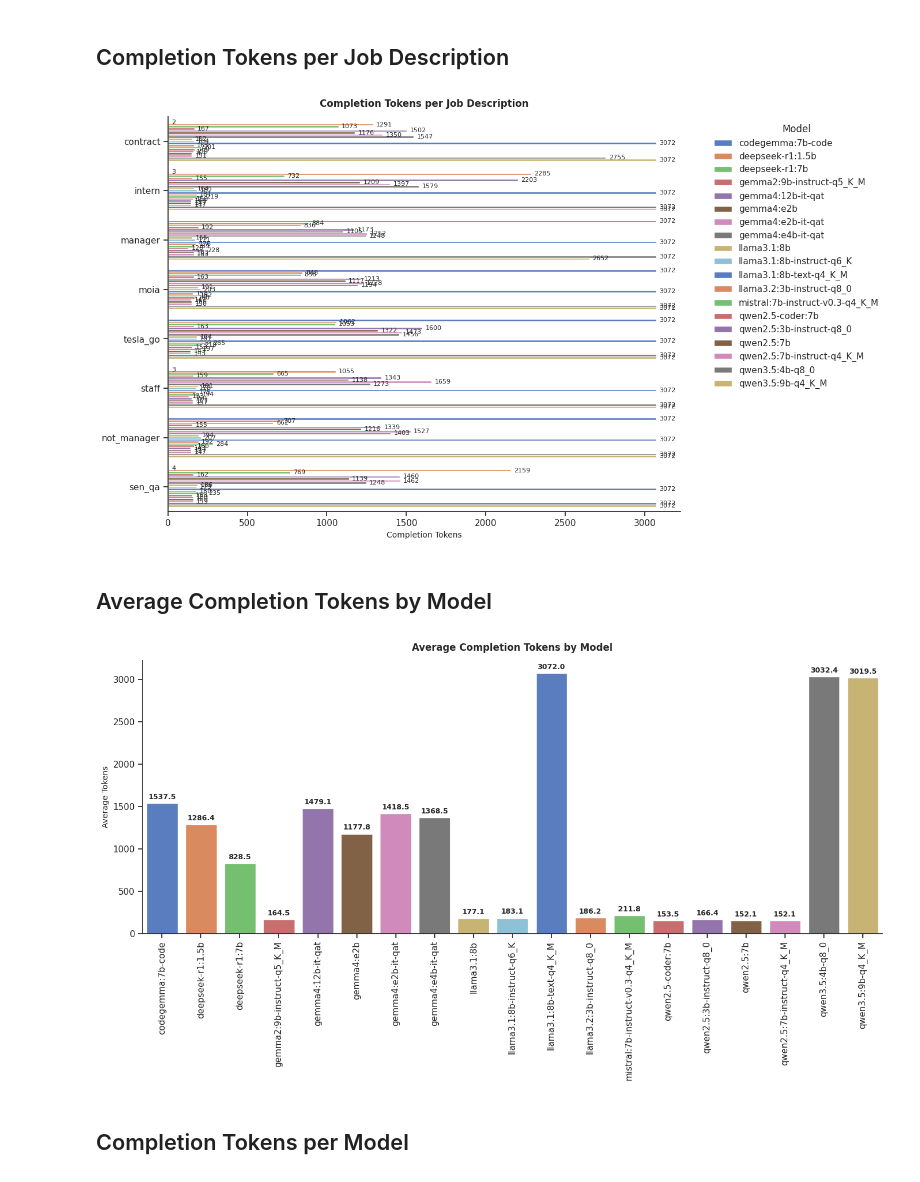
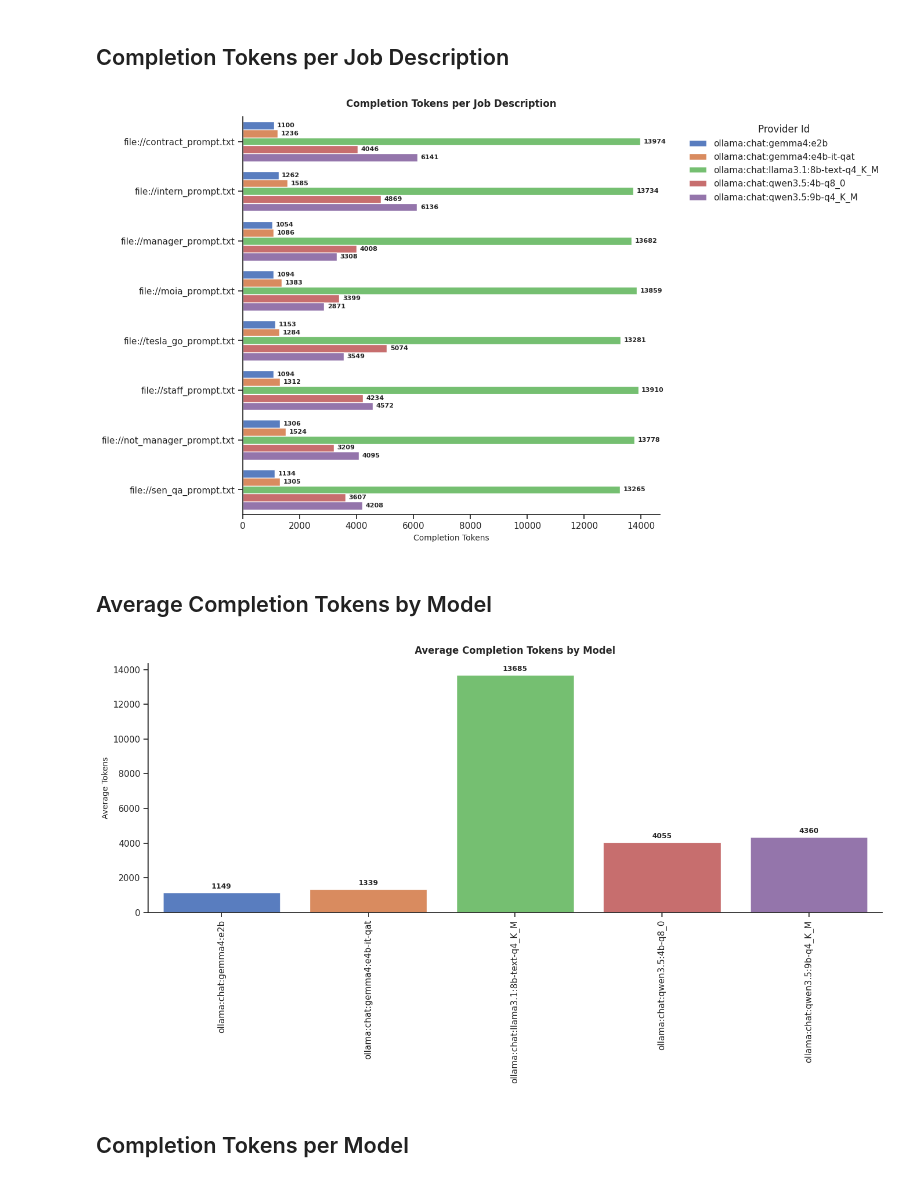
Before and after one commit to kirillstrelkov/job-hunt, a Jupyter notebook: tools/py/job_finder/promptfoo/models_analys.ipynb, the cells around one changed output. Drawn from its saved outputs; the diff is of its cells as text; code cells hidden in the pictures.

```diff
--- a/tools/py/job_finder/promptfoo/models_analys.ipynb
+++ b/tools/py/job_finder/promptfoo/models_analys.ipynb
@@ -8,18 +8,27 @@ import matplotlib.pyplot as plt
 import pandas as pd
 import seaborn as sns
 
+import sys
+
 # Set Seaborn theme once
 sns.set_theme(style="ticks")
 
-# Load evaluation results CSV dynamically (finding the most recent eval_results_for_*_models.csv file)
-tmp_dir = Path("../tmp/promptfoo")
-csv_files = sorted(tmp_dir.glob("eval_results_for_*_models.csv"), key=lambda p: p.stat().st_mtime, reverse=True)
-results_path = csv_files[0] if csv_files else tmp_dir / "eval_results.csv"
+# Add tools/py to path to import helpers
+sys.path.append(str(Path(".").resolve().parents[1]))
+from helpers.promptfoo_helper import PromptfooCsvCols
+
+# Import globals from run.py
+sys.path.append(str(Path(".").resolve()))
+from run import TMP_DIR
+
+
+csv_files = sorted(TMP_DIR.glob("eval_results_for_*_models.csv"), key=lambda p: p.stat().st_mtime, reverse=True)
+results_path = csv_files[0]
 
 df = pd.read_csv(results_path)
 
 # Define consistent color palette for models dynamically supporting any number of models
-unique_models = sorted(df["Model"].unique())
+unique_models = sorted(df[PromptfooCsvCols.PROVIDER_ID].unique())
 base_colors = sns.color_palette("muted", len(unique_models)).as_hex()
 model_palette = {model: base_colors[i] for i, model in enumerate(unique_models)}
 
@@ -75,7 +73,7 @@ display(summary)
 # Plot pass vs fail using Seaborn countplot
 plt.figure(figsize=(14, 8))
 ax = sns.countplot(
-    data=df, x="Model", order=unique_models, hue="Success", palette={"PASS": "#2ec4b6", "FAIL": "#e71d36"}
+    data=df, x=PromptfooCsvCols.PROVIDER_ID, order=unique_models, hue=PromptfooCsvCols.SUCCESS, palette={"PASS": "#2ec4b6", "FAIL": "#e71d36"}
 )
 
 plt.title("Pass vs Fail Count by Model", fontsize=12, fontweight="bold", pad=12)
@@ -110,12 +108,12 @@ plt.show()
 # Plot Completion Tokens per Job Description (Horizontal Bar Chart)
 plt.figure(figsize=(14, 8))
 ax = sns.barplot(
-    data=df, y="Job Description", x="Completion Tokens", hue="Model", hue_order=unique_models, palette=model_palette
+    data=df, y=PromptfooCsvCols.PROMPT_LABEL, x=PromptfooCsvCols.COMPLETION_TOKENS, hue=PromptfooCsvCols.PROVIDER_ID, hue_order=unique_models, palette=model_palette
 )
-plt.title("Completion Tokens per Job Description", fontsize=12, fontweight="bold", pad=12)
-plt.xlabel("Completion Tokens", fontsize=10)
+plt.title(f"{PromptfooCsvCols.COMPLETION_TOKENS} per Job Description", fontsize=12, fontweight="bold", pad=12)
+plt.xlabel(PromptfooCsvCols.COMPLETION_TOKENS, fontsize=10)
 plt.ylabel("")
-plt.legend(title="Model", bbox_to_anchor=(1.05, 1), loc="upper left", frameon=False)
+plt.legend(title=PromptfooCsvCols.PROVIDER_ID, bbox_to_anchor=(1.05, 1), loc="upper left", frameon=False)
 sns.despine()
 
 # Add value labels at the end of the bars
@@ -130,12 +128,13 @@ for p in ax.patches:
             ha="left",
             va="center",
             fontsize=8,
+            fontweight="bold",
         )
 
 plt.tight_layout()
 plt.show()
 # %% [output]
-[figure, old version]
+[figure, new version]
 # %% [markdown]
 ## Average Completion Tokens by Model
 # %%
@@ -143,41 +142,41 @@ plt.show()
 plt.figure(figsize=(14, 8))
 ax = sns.barplot(
     data=df,
-    x="Model",
-    y="Completion Tokens",
-    hue="Model",
+    x=PromptfooCsvCols.PROVIDER_ID,
+    y=PromptfooCsvCols.COMPLETION_TOKENS,
+    hue=PromptfooCsvCols.PROVIDER_ID,
     order=unique_models,
     hue_order=unique_models,
     palette=model_palette,
     legend=False,
     estimator="mean",
     errorbar=None,
 )
-plt.title("Average Completion Tokens by Model", fontsize=12, fontweight="bold", pad=12)
+plt.title(f"Average {PromptfooCsvCols.COMPLETION_TOKENS} by Model", fontsize=12, fontweight="bold", pad=12)
 plt.xlabel("")
 plt.ylabel("Average Tokens", fontsize=10)
 plt.xticks(rotation=90, ha="center")
 sns.despine()
 
 # Add labels on top of the bars
 for p in ax.patches:
     height = p.get_height()
     if height > 0:
         ax.annotate(
-            f"{height:.1f}",
+            f"{int(height)}",
             xy=(p.get_x() + p.get_width() / 2, height),
             xytext=(0, 3),
             textcoords="offset points",
             ha="center",
             va="bottom",
             fontsize=9,
             fontweight="bold",
         )
 
 plt.tight_layout()
 plt.show()
 # %% [output]
-[figure, old version]
+[figure, new version]
 # %% [markdown]
 ## Completion Tokens per Model
 # %%
```
Also changed, not shown: parts of 6 cells of this notebook, 5 other files.
